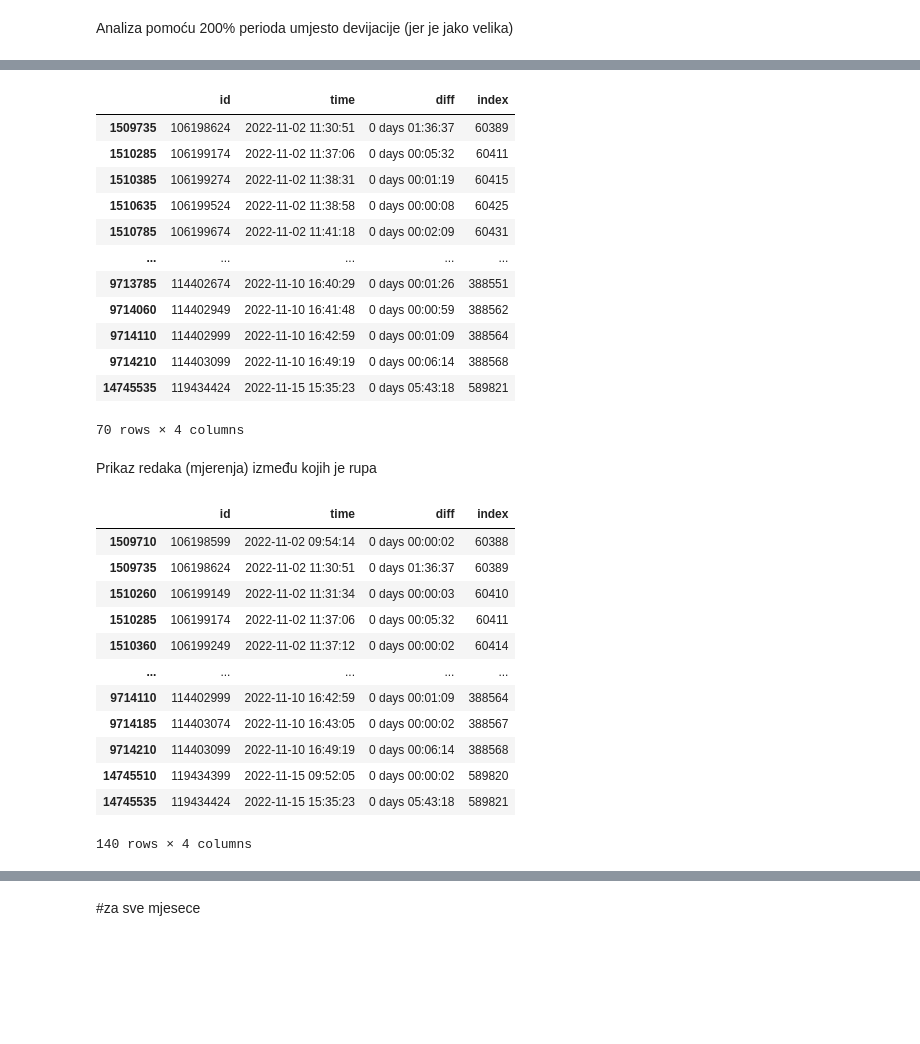
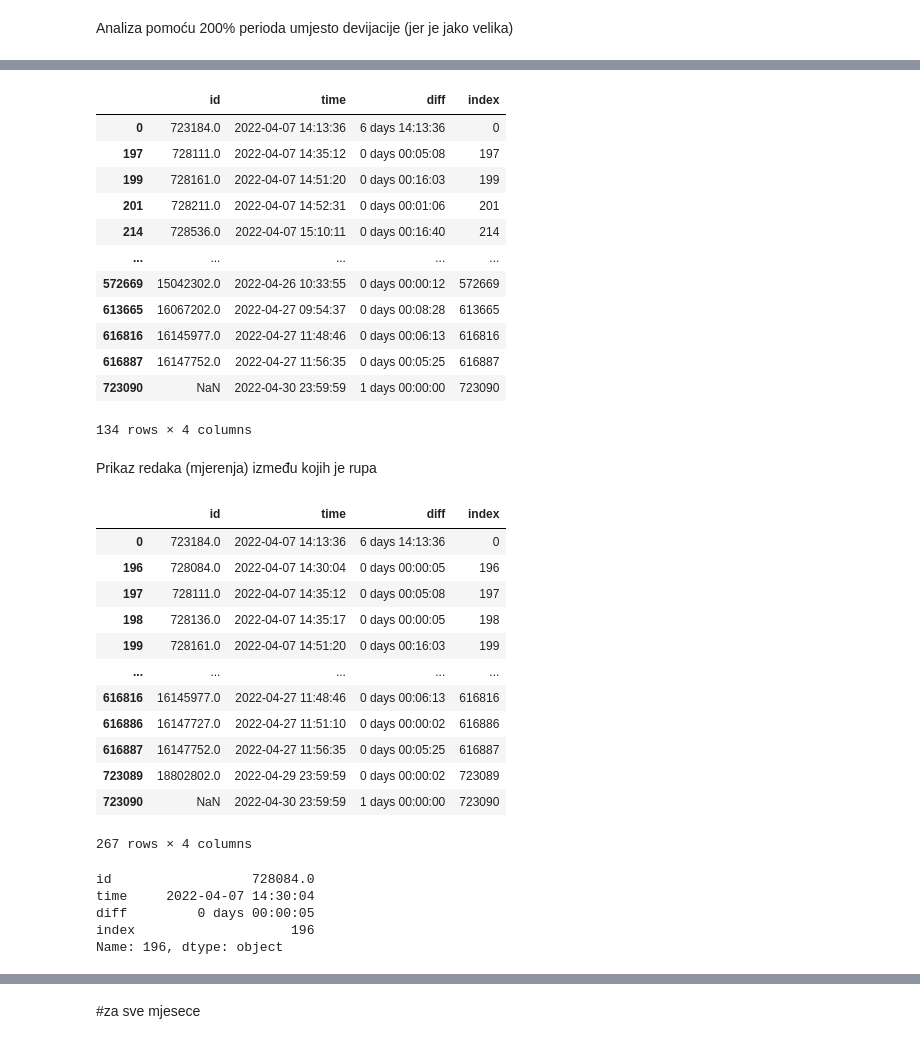
Before and after one commit to mateacvetkovic/Zavrsni-rad, a Jupyter notebook: main.ipynb, the cells around one changed output, grey strips where cells are left out. Saved outputs shown, nothing was run; the diff lists cells and outputs as text; code cells hidden in the pictures; blank space fills up the shorter version.

```diff
--- a/main.ipynb
+++ b/main.ipynb
@@ -74,5 +69,10 @@ Izračun vremena između svaka dva susjedna mjerenja
 # %%
-df2['diff'] = df2['time'].diff(periods=1)
-df2
+df['time']=pd.to_datetime(df['time'])
+#ako je rupa na početku (odnosno zapisi krecu od npr 5. dana u mjesecu, moj program to nece automatski primijetiti
+#isto tako, ako se snimanje prekine prije zadnjeg dana u mjesecu, nece se vidjeti rupa
+beginning=pd.to_datetime("2022-04-01 00:00:00")
+end=pd.to_datetime("2022-04-30 23:59:59")
+df['diff'] = df['time'].diff(periods=1)
+df
 # %% [output]
 |  | id | time | diff |
@@ -90,0 +91,5 @@ df2
+# %%
+#dodat prvi i zadnji redak u kojem je izračun za rupu između prvog retka i poč mjeseca, te zadnjeg retka i kraja mjeseca
+df.loc[0,'diff']=df.loc[0, 'time'] - beginning
+df.loc[len(df)] = {'diff':end - df.loc[len(df)-1, 'time'], 'time' : end}
+df
@@ -91,5 +117,5 @@ df2
 # %%
-df2['index'] = range(len(df2))
-df2
+df['index'] = range(len(df))
+df
 # %% [output]
 |  | id | time | diff | index |
@@ -108,6 +134,6 @@ df2
 # %% [markdown]
 Izračun prosječnog vremena između dva mjerenja (tj. perioda uzimanja uzoraka)
 # %%
-average_period = df2['diff'].mean()
+average_period = df['diff'].mean()
 average_period
 # %% [output]
@@ -152,39 +182,47 @@ Timedelta('0 days 00:00:04.289981180')
 # %%
-df4=df2[df2['diff']>p2]
+df4=df[df['diff']>p2]
 df4
 # %% [output]
 |  | id | time | diff | index |
-| 1509735 | 106198624 | 2022-11-02 11:30:51 | 0 days 01:36:37 | 60389 |
-| 1510285 | 106199174 | 2022-11-02 11:37:06 | 0 days 00:05:32 | 60411 |
-| 1510385 | 106199274 | 2022-11-02 11:38:31 | 0 days 00:01:19 | 60415 |
-| 1510635 | 106199524 | 2022-11-02 11:38:58 | 0 days 00:00:08 | 60425 |
-| 1510785 | 106199674 | 2022-11-02 11:41:18 | 0 days 00:02:09 | 60431 |
+| 0 | 723184.0 | 2022-04-07 14:13:36 | 6 days 14:13:36 | 0 |
+| 197 | 728111.0 | 2022-04-07 14:35:12 | 0 days 00:05:08 | 197 |
+| 199 | 728161.0 | 2022-04-07 14:51:20 | 0 days 00:16:03 | 199 |
+| 201 | 728211.0 | 2022-04-07 14:52:31 | 0 days 00:01:06 | 201 |
+| 214 | 728536.0 | 2022-04-07 15:10:11 | 0 days 00:16:40 | 214 |
 | ... | ... | ... | ... | ... |
-| 9713785 | 114402674 | 2022-11-10 16:40:29 | 0 days 00:01:26 | 388551 |
-| 9714060 | 114402949 | 2022-11-10 16:41:48 | 0 days 00:00:59 | 388562 |
-| 9714110 | 114402999 | 2022-11-10 16:42:59 | 0 days 00:01:09 | 388564 |
-| 9714210 | 114403099 | 2022-11-10 16:49:19 | 0 days 00:06:14 | 388568 |
-| 14745535 | 119434424 | 2022-11-15 15:35:23 | 0 days 05:43:18 | 589821 |
+| 572669 | 15042302.0 | 2022-04-26 10:33:55 | 0 days 00:00:12 | 572669 |
+| 613665 | 16067202.0 | 2022-04-27 09:54:37 | 0 days 00:08:28 | 613665 |
+| 616816 | 16145977.0 | 2022-04-27 11:48:46 | 0 days 00:06:13 | 616816 |
+| 616887 | 16147752.0 | 2022-04-27 11:56:35 | 0 days 00:05:25 | 616887 |
+| 723090 | NaN | 2022-04-30 23:59:59 | 1 days 00:00:00 | 723090 |
-70 rows × 4 columns
+134 rows × 4 columns
 # %% [markdown]
 Prikaz redaka (mjerenja) između kojih je rupa
 # %%
 previous_row = df4['index'] - 1
-result = pd.concat([df2[df2['index'].isin(previous_row) ], df4])
-
+result = pd.concat([df[df['index'].isin(previous_row) ], df4])
 result = result.sort_index()
+#result=result.copy()
 result
 # %% [output]
 |  | id | time | diff | index |
-| 1509710 | 106198599 | 2022-11-02 09:54:14 | 0 days 00:00:02 | 60388 |
-| 1509735 | 106198624 | 2022-11-02 11:30:51 | 0 days 01:36:37 | 60389 |
-| 1510260 | 106199149 | 2022-11-02 11:31:34 | 0 days 00:00:03 | 60410 |
-| 1510285 | 106199174 | 2022-11-02 11:37:06 | 0 days 00:05:32 | 60411 |
-| 1510360 | 106199249 | 2022-11-02 11:37:12 | 0 days 00:00:02 | 60414 |
+| 0 | 723184.0 | 2022-04-07 14:13:36 | 6 days 14:13:36 | 0 |
+| 196 | 728084.0 | 2022-04-07 14:30:04 | 0 days 00:00:05 | 196 |
+| 197 | 728111.0 | 2022-04-07 14:35:12 | 0 days 00:05:08 | 197 |
+| 198 | 728136.0 | 2022-04-07 14:35:17 | 0 days 00:00:05 | 198 |
+| 199 | 728161.0 | 2022-04-07 14:51:20 | 0 days 00:16:03 | 199 |
 | ... | ... | ... | ... | ... |
-| 9714110 | 114402999 | 2022-11-10 16:42:59 | 0 days 00:01:09 | 388564 |
-| 9714185 | 114403074 | 2022-11-10 16:43:05 | 0 days 00:00:02 | 388567 |
-| 9714210 | 114403099 | 2022-11-10 16:49:19 | 0 days 00:06:14 | 388568 |
-| 14745510 | 119434399 | 2022-11-15 09:52:05 | 0 days 00:00:02 | 589820 |
-| 14745535 | 119434424 | 2022-11-15 15:35:23 | 0 days 05:43:18 | 589821 |
+| 616816 | 16145977.0 | 2022-04-27 11:48:46 | 0 days 00:06:13 | 616816 |
+| 616886 | 16147727.0 | 2022-04-27 11:51:10 | 0 days 00:00:02 | 616886 |
+| 616887 | 16147752.0 | 2022-04-27 11:56:35 | 0 days 00:05:25 | 616887 |
+| 723089 | 18802802.0 | 2022-04-29 23:59:59 | 0 days 00:00:02 | 723089 |
+| 723090 | NaN | 2022-04-30 23:59:59 | 1 days 00:00:00 | 723090 |
-140 rows × 4 columns
+267 rows × 4 columns
+# %%
+result.loc[196]
+# %% [output]
+id                  728084.0
+time     2022-04-07 14:30:04
+diff         0 days 00:00:05
+index                    196
+Name: 196, dtype: object
```
Also changed, not shown: parts of 30 cells of this notebook, 9 other files.
